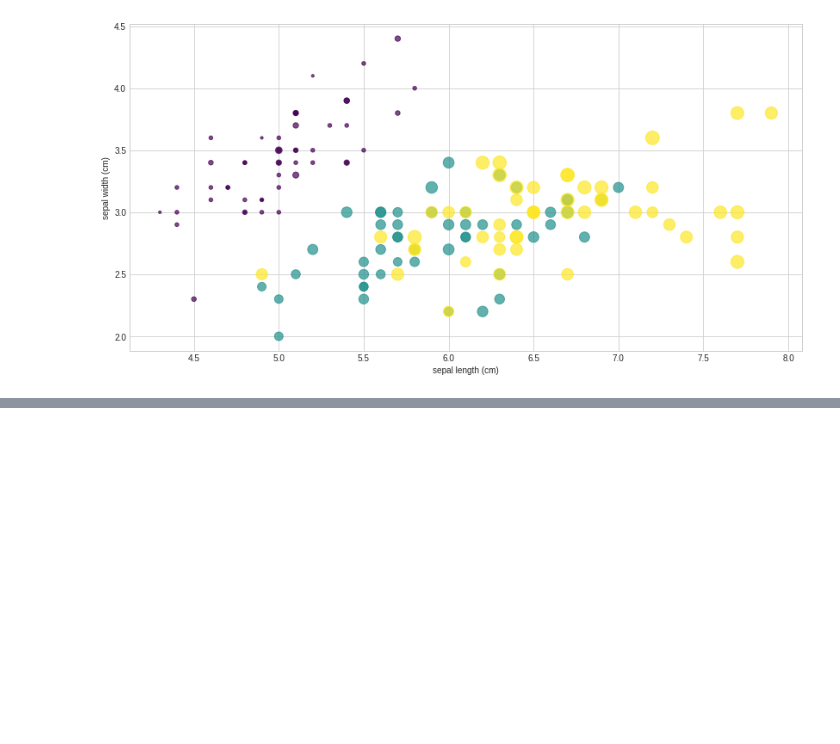
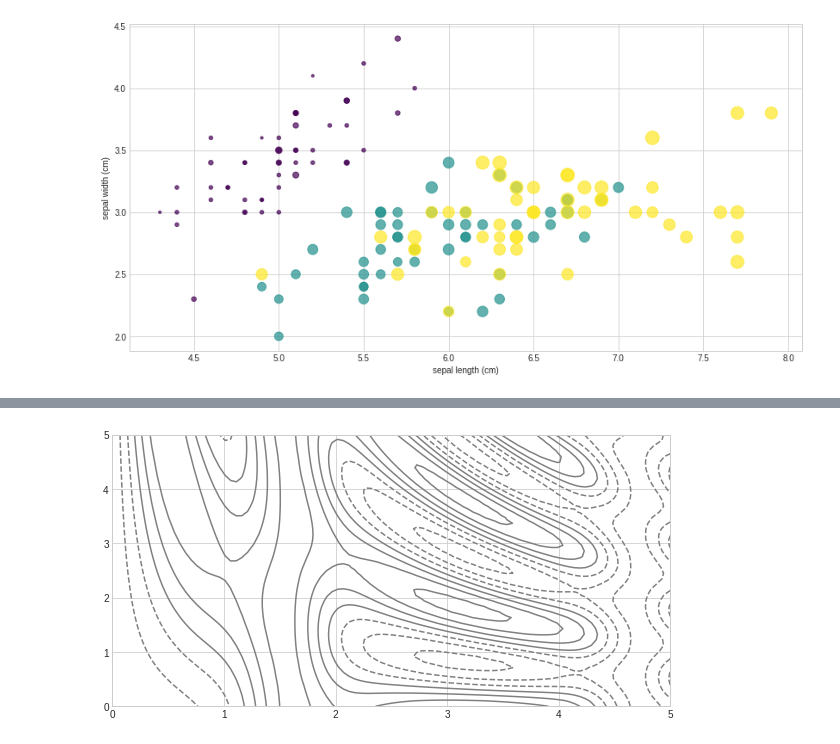
Before and after one commit to KazumaShachou/DataScience, a Jupyter notebook: Matplotlib__1.ipynb, the cells around one changed output, grey strips where cells are left out. Saved outputs shown, nothing was run; the diff lists cells and outputs as text; code cells hidden in the pictures; blank space fills up the shorter version.

```diff
--- a/Matplotlib__1.ipynb
+++ b/Matplotlib__1.ipynb
@@ -223,0 +244,16 @@ plt.ylabel(iris.feature_names[1]);
+# %%
+#Visualizing a Three-Dimensional Function
+def f(x,y):
+  return np.sin(x) **15 + np.cos(10 + y * x) * np.cos(x)
+# %%
+x = np.linspace(0, 5, 100)
+y = np.linspace(0, 5, 50)
+
+X, Y = np.meshgrid(x, y)
+Z = f(X, Y)
+# %%
+#negative values are represented by dashed lines, and positive values by solid lines
+plt.figure(figsize=(10,5))
+plt.contour(X, Y, Z, colors = 'grey');
+# %% [output]
+[figure, added]
```
Also changed, not shown: parts of 16 cells of this notebook.
